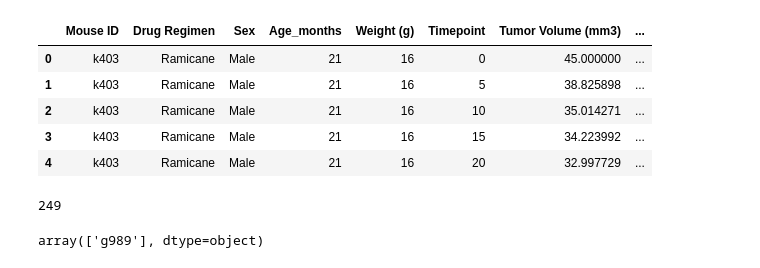
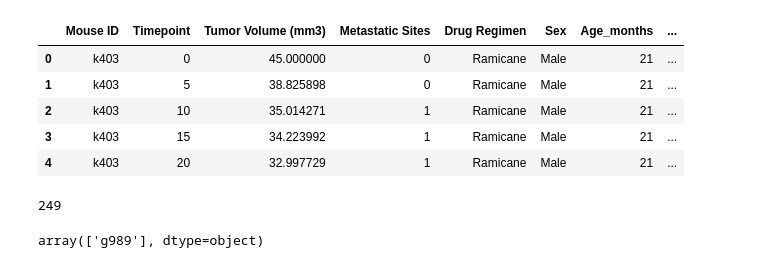
Before and after one commit to cghosh2022/Module_5_Challenge, a Jupyter notebook: Pymaceuticals/pymaceuticals_starter.ipynb, the cells around one changed output. Cells and saved outputs as stored; diff of their text form; code cells hidden in the pictures.

```diff
--- a/Pymaceuticals/pymaceuticals_starter.ipynb
+++ b/Pymaceuticals/pymaceuticals_starter.ipynb
@@ -8,31 +17,33 @@
 # %%
 # Dependencies and Setup
 import matplotlib.pyplot as plt
 import pandas as pd
 import scipy.stats as st
 import numpy as np
 from scipy.stats import linregress
 
 # Study data files
 mouse_metadata_path = "data/Mouse_metadata.csv"
 study_results_path = "data/Study_results.csv"
 
 # Read the mouse data and the study results
 mouse_metadata = pd.read_csv(mouse_metadata_path)
 study_results = pd.read_csv(study_results_path)
 
 # Combine the data into a single dataset
 combined_mouse_study = pd.merge(mouse_metadata,study_results, on="Mouse ID")
 
 # Display the data table for preview
+combined_mouse_study = combined_mouse_study [["Mouse ID", "Timepoint", "Tumor Volume (mm3)",
+                                              "Metastatic Sites", "Drug Regimen", "Sex", "Age_months", "Weight (g)"]]
 combined_mouse_study.head()
 # %% [output]
-|  | Mouse ID | Drug Regimen | Sex | Age_months | Weight (g) | Timepoint | Tumor Volume (mm3) | ... |
-| 0 | k403 | Ramicane | Male | 21 | 16 | 0 | 45.000000 | ... |
-| 1 | k403 | Ramicane | Male | 21 | 16 | 5 | 38.825898 | ... |
-| 2 | k403 | Ramicane | Male | 21 | 16 | 10 | 35.014271 | ... |
-| 3 | k403 | Ramicane | Male | 21 | 16 | 15 | 34.223992 | ... |
-| 4 | k403 | Ramicane | Male | 21 | 16 | 20 | 32.997729 | ... |
+|  | Mouse ID | Timepoint | Tumor Volume (mm3) | Metastatic Sites | Drug Regimen | Sex | Age_months | ... |
+| 0 | k403 | 0 | 45.000000 | 0 | Ramicane | Male | 21 | ... |
+| 1 | k403 | 5 | 38.825898 | 0 | Ramicane | Male | 21 | ... |
+| 2 | k403 | 10 | 35.014271 | 1 | Ramicane | Male | 21 | ... |
+| 3 | k403 | 15 | 34.223992 | 1 | Ramicane | Male | 21 | ... |
+| 4 | k403 | 20 | 32.997729 | 1 | Ramicane | Male | 21 | ... |
 # %%
 # Checking the number of mice.
 mice_number = combined_mouse_study["Mouse ID"].unique()
```
Also changed, not shown: parts of 7 cells of this notebook.
